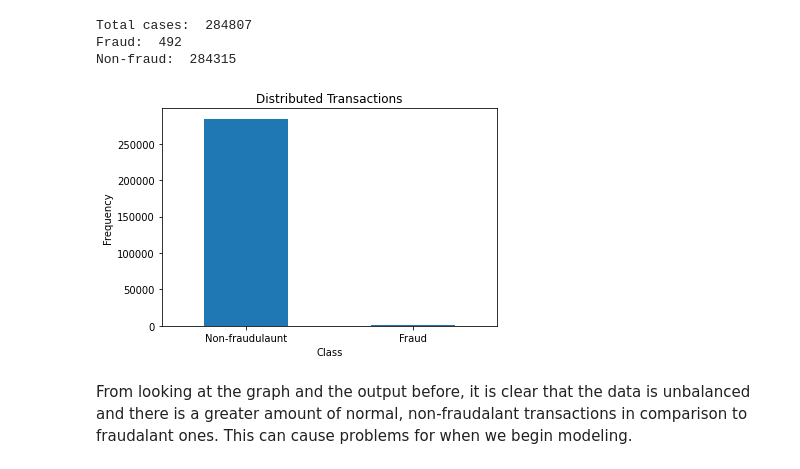
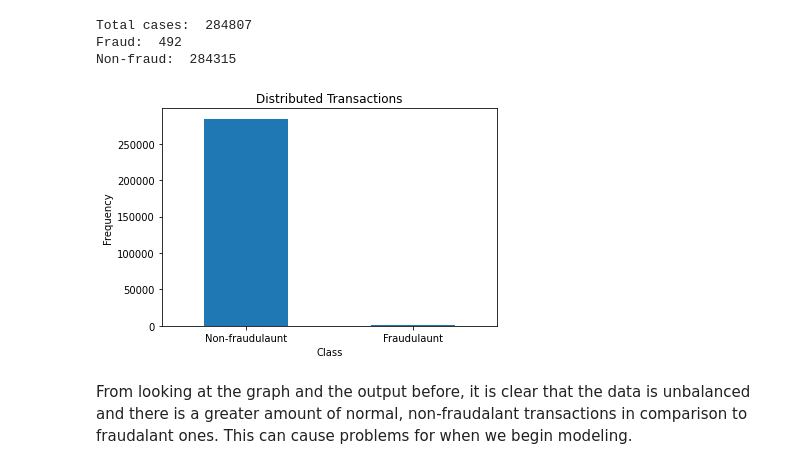
Before and after one commit to tanyabonilla/Detecting-Credit-Card-Fraud, a Jupyter notebook: credit-card-detection.ipynb, the cells around one changed output. Cells and saved outputs as stored; diff of their text form; code cells hidden in the pictures.

```diff
--- a/credit-card-detection.ipynb
+++ b/credit-card-detection.ipynb
@@ -56,5 +62,5 @@ Here, we read in our data using the pandas package and check to see if there are
 # %%
-credit_card_data = pd.read_csv("creditcard.csv")
-print("missing values:", credit_card_data.isnull().values.any())
-print(credit_card_data.head())
+data = pd.read_csv("creditcard.csv")
+
+data.head()
 # %% [output]
@@ -80,6 +99,6 @@ Looking at the data, we can see there is an extreneous column, *Time*, that we d
 # %%
-credit_card_data.drop('Time', axis = 1, inplace = True)
-print(credit_card_data.head())
+data.drop('Time', axis = 1, inplace = True)
+print(data.head())
 # %% [output]
          V1        V2        V3        V4        V5        V6        V7  \
 0 -1.359807 -0.072781  2.536347  1.378155 -0.338321  0.462388  0.239599
@@ -111,15 +130,16 @@ Total cases:  284807
 Fraud:  492
 Non-fraud:  284315
 # %%
-count_classes = pd.value_counts(cc['Class'], sort=True)
+colors = ["#0101DF", "#DF0101"]
+count_classes = pd.value_counts(data['Class'], sort=True)
 count_classes.plot(kind='bar', rot=0)
 plt.title("Distributed Transactions")
-plt.xticks(range(2), ['Non-fraudulaunt', 'Fraud'])
+plt.xticks(range(2), ['Non-fraudulaunt', 'Fraudulaunt'])
 plt.xlabel("Class")
 plt.ylabel("Frequency")
 plt.show()
 # %% [output]
-[figure, old version]
+[figure, new version]
 # %% [markdown]
 From looking at the graph and the output before, it is clear that the data is unbalanced and there is a greater amount of normal, non-fraudalant transactions in comparison to fraudalant ones. This can cause problems for when we begin modeling.
 # %% [markdown]
```
Also changed, not shown: parts of 13 cells of this notebook.
